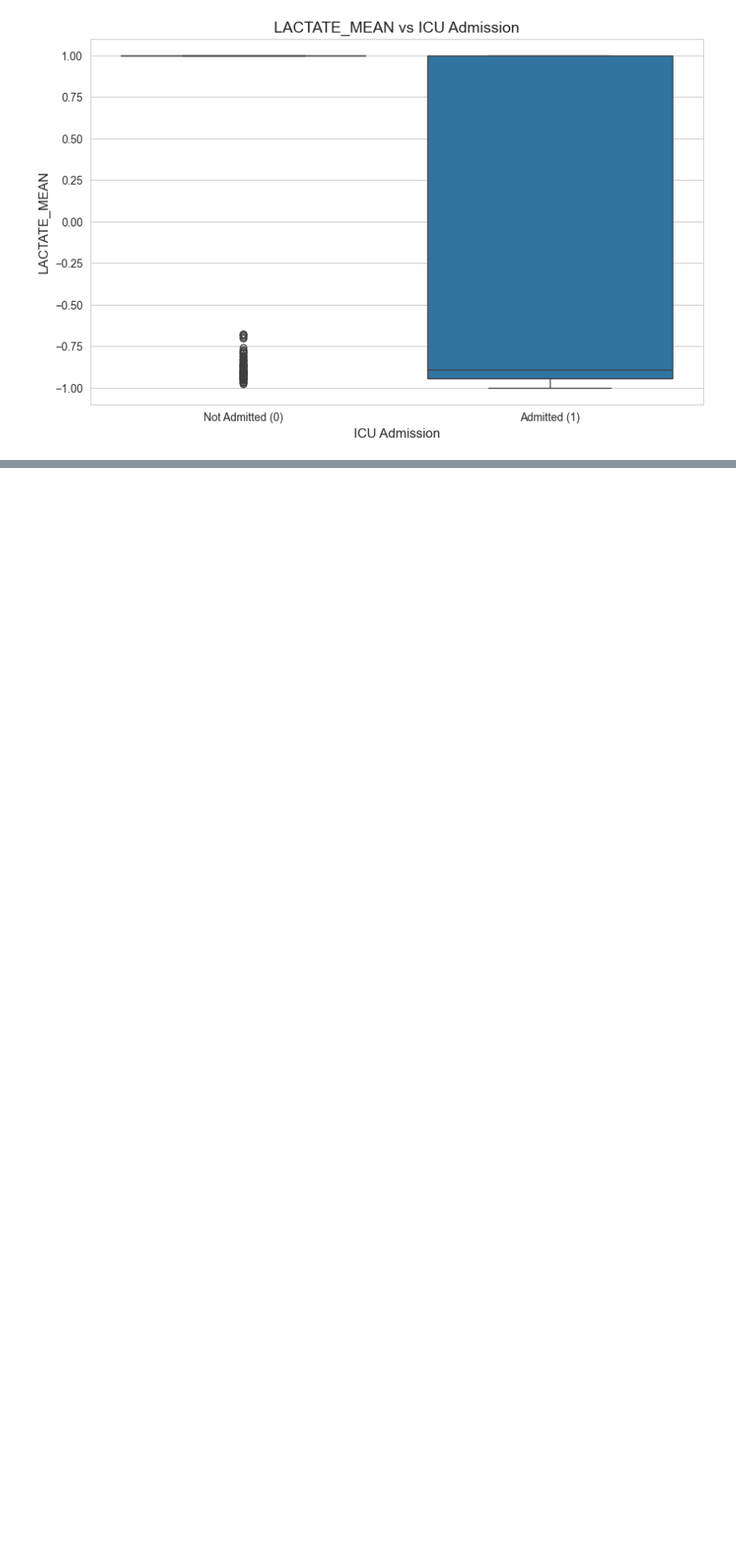
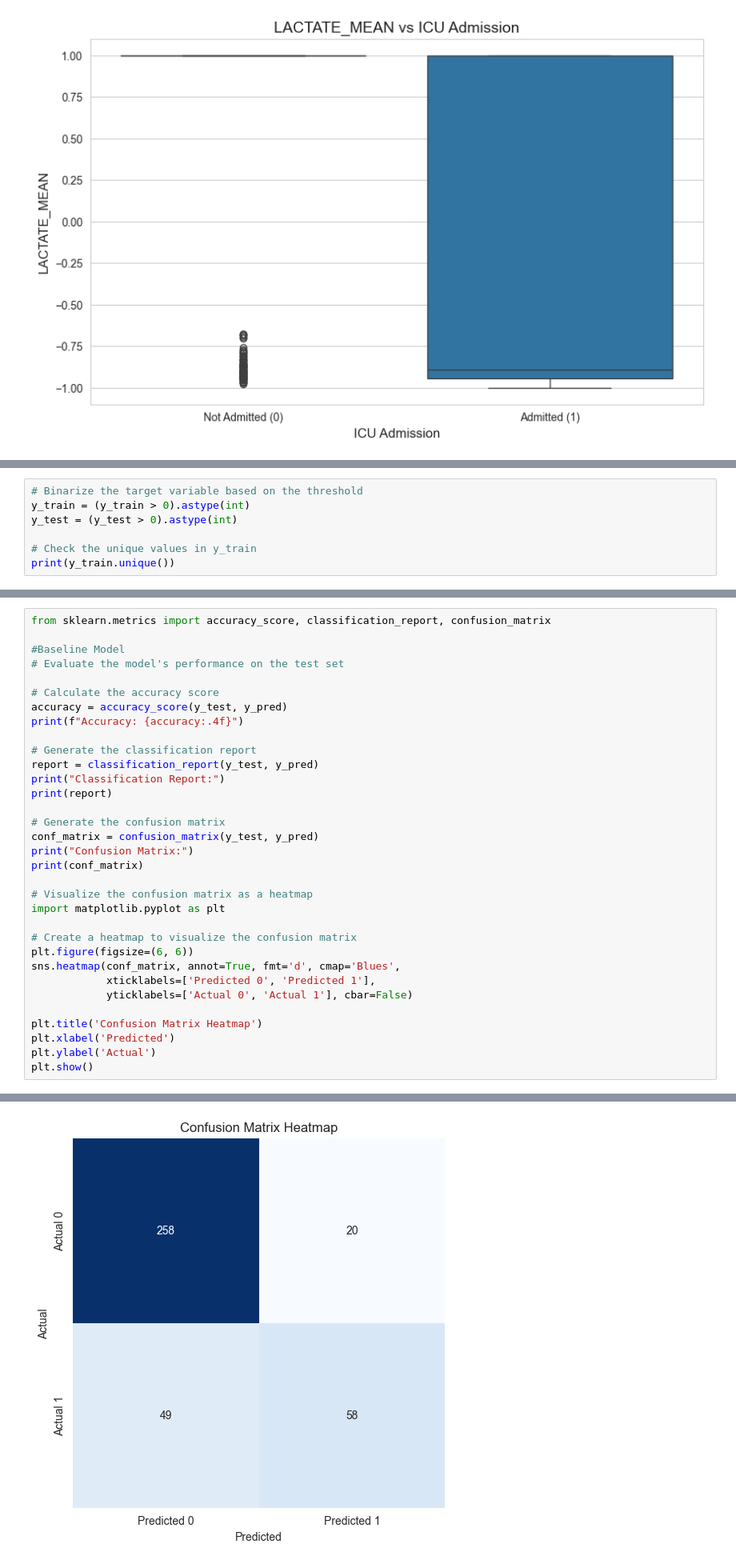
Before and after one commit to BobanMilenkoski/Python_Predicting_COVIID-19_ICU_Admissions, a Jupyter notebook: Python_Predicting_COVIID-19_ICU_Admissions.ipynb, the cells around one changed output, grey strips where cells are left out. Shown at 80% size. Cells and saved outputs as stored; diff of their text form; blank space fills up the shorter version.

Commit message:
Adjustments in the code + Baseline Model

```diff
--- a/Python_Predicting_COVIID-19_ICU_Admissions.ipynb
+++ b/Python_Predicting_COVIID-19_ICU_Admissions.ipynb
@@ -681,0 +593,7 @@ Length: 228, dtype: float64
+# %%
+# Binarize the target variable based on the threshold
+y_train = (y_train > 0).astype(int)
+y_test = (y_test > 0).astype(int)
+
+# Check the unique values in y_train
+print(y_train.unique())
@@ -681,0 +602,34 @@ Length: 228, dtype: float64
+# %%
+from sklearn.metrics import accuracy_score, classification_report, confusion_matrix
+
+#Baseline Model
+# Evaluate the model's performance on the test set
+
+# Calculate the accuracy score
+accuracy = accuracy_score(y_test, y_pred)
+print(f"Accuracy: {accuracy:.4f}")
+
+# Generate the classification report
+report = classification_report(y_test, y_pred)
+print("Classification Report:")
+print(report)
+
+# Generate the confusion matrix
+conf_matrix = confusion_matrix(y_test, y_pred)
+print("Confusion Matrix:")
+print(conf_matrix)
+
+# Visualize the confusion matrix as a heatmap
+import matplotlib.pyplot as plt
+
+# Create a heatmap to visualize the confusion matrix
+plt.figure(figsize=(6, 6))
+sns.heatmap(conf_matrix, annot=True, fmt='d', cmap='Blues',
+            xticklabels=['Predicted 0', 'Predicted 1'],
+            yticklabels=['Actual 0', 'Actual 1'], cbar=False)
+
+plt.title('Confusion Matrix Heatmap')
+plt.xlabel('Predicted')
+plt.ylabel('Actual')
+plt.show()
+# %% [output]
@@ -681,0 +650 @@ Length: 228, dtype: float64
+[figure, added]
```
Also changed, not shown: parts of 11 cells of this notebook.
